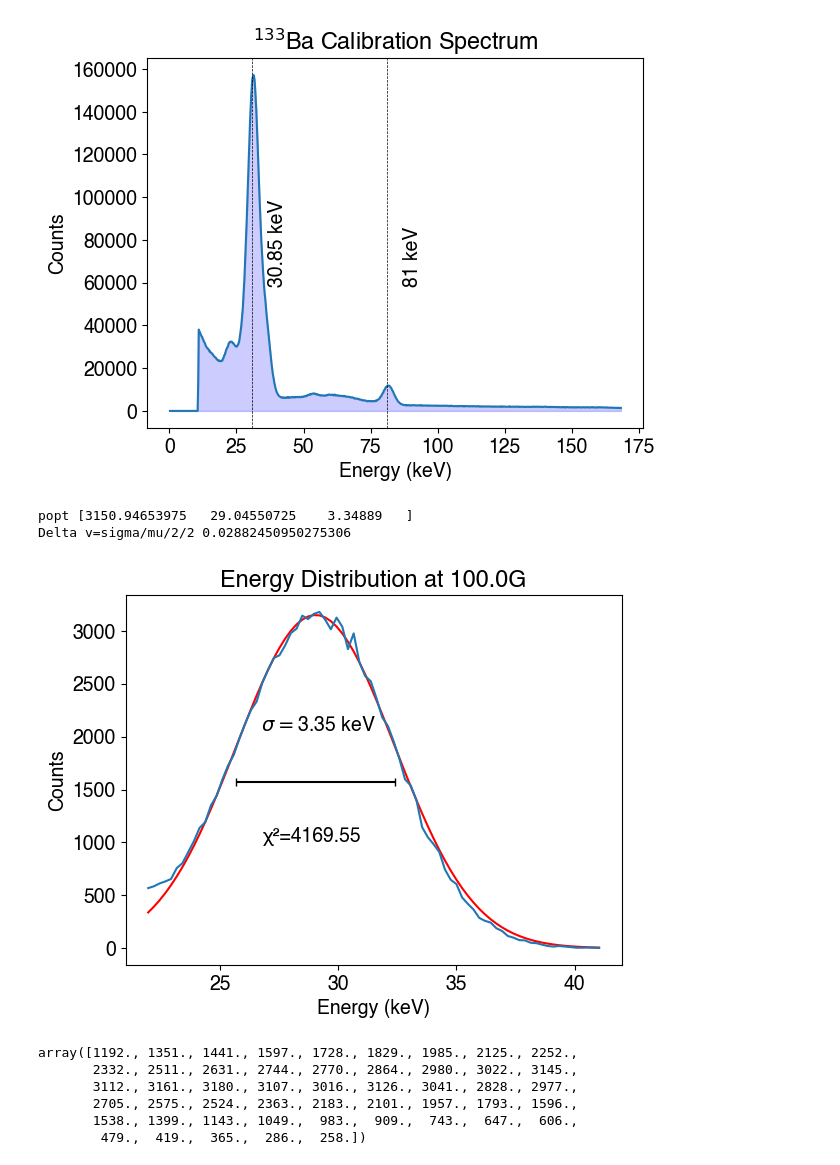
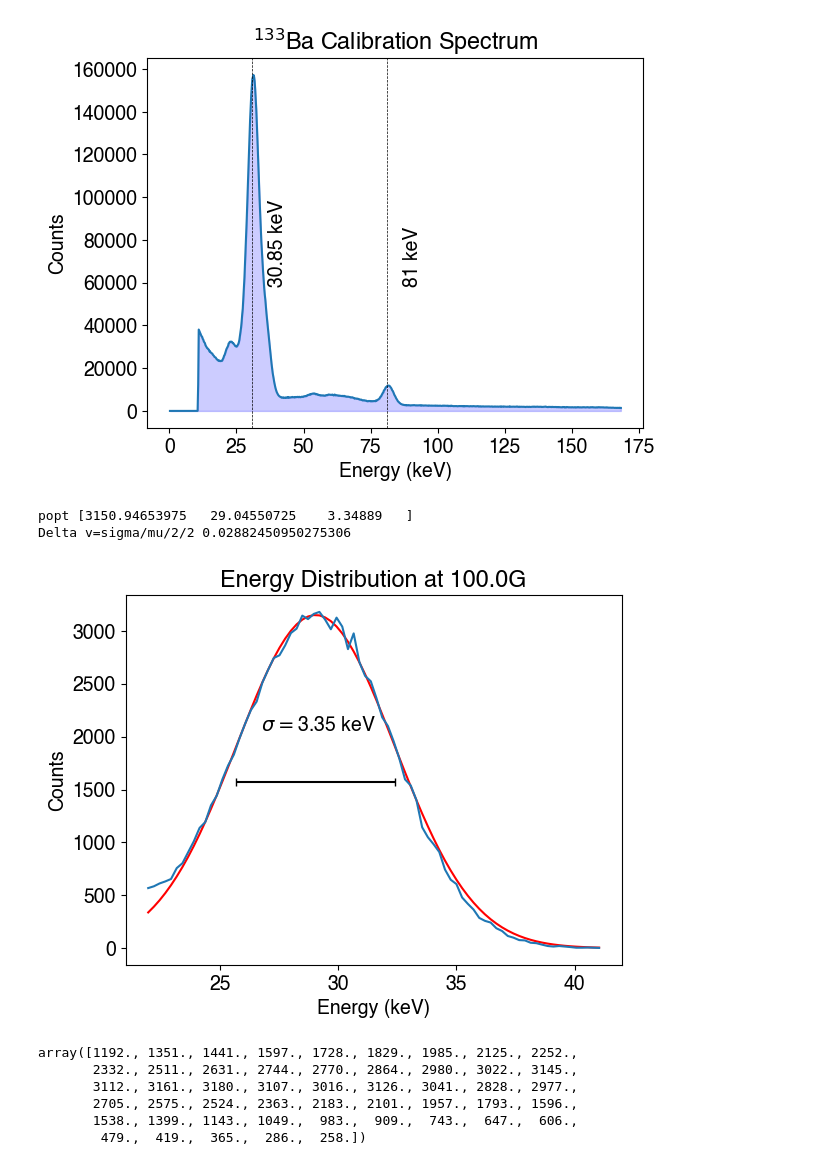
Before and after one commit to sestinj/jlab, a Jupyter notebook: nate/relativistic/main.ipynb, the cells around one changed output. Saved outputs shown, nothing was run; the diff lists cells and outputs as text; code cells hidden in the pictures.

```diff
--- a/nate/relativistic/main.ipynb
+++ b/nate/relativistic/main.ipynb
@@ -49,36 +49,36 @@ plot_mca("data/calibration.Spe")
 # %%
 # for filename in ["data/80.Spe", "data/85.Spe", "data/90.Spe", "data/95.Spe", "data/rel_100G.Spe", "data/105.Spe", "data/110.Spe"]:
 filename = "data/rel_100G.Spe"
 # Find standard deviation of the peaks we care about
 bins, bin_width = read_spe(filename)
 y = bins[90:170]
 x = (90+np.arange(y.size)) * bin_width + bin_width
 
 popt, pcov = curve_fit(f=gaussian, xdata=x, ydata=y, sigma=1./np.sqrt(y), p0=[3000, 9, 4])
 sigma = np.sqrt(np.diag(pcov))
 
 print("popt", popt)
 
 plt.plot(x, gaussian(x, *popt), color="red")
 plt.errorbar(popt[1], popt[0] / 2., xerr=popt[2], fmt="none", color="black", capsize=3)
 plt.annotate("$\\sigma=$" + str(round(popt[2], 2)) + " keV", (popt[1] - 2.3, popt[0] / 3. + 1000), color="black")
 
 print("Delta v=sigma/mu/2/2", popt[2] / popt[1] / 2 / 2) # One-sided, sqrt relationship with energy
 
 predicted = gaussian(x, *popt)
-chi2 = np.sum((y - predicted)**2) / (y.size - 4)
-plt.annotate("\u03C7\u00b2=" + str(round(chi2, 2)), (26.8, 1000), color="black")
+chi2 = np.sum((y - predicted)**2 / y) / (y.size - 4)
+# plt.annotate("\u03C7\u00b2=" + str(round(chi2, 2)), (26.8, 1000), color="black")
 
 plt.plot(x, y)
 plt.title("Energy Distribution at 100.0G")
 plt.xlabel("Energy (keV)")
 plt.ylabel("Counts")
 plt.savefig("resolution.pdf", bbox_inches='tight', pad_inches=0.01)
 plt.show()
 # %% [output]
 popt [3150.94653975   29.04550725    3.34889   ]
 Delta v=sigma/mu/2/2 0.02882450950275306
-[figure, old version]
+[figure, new version]
 # %%
 bins[100:150]
 # %% [output]
```
Also changed, not shown: parts of 1 cell of this notebook, 9 other files.
